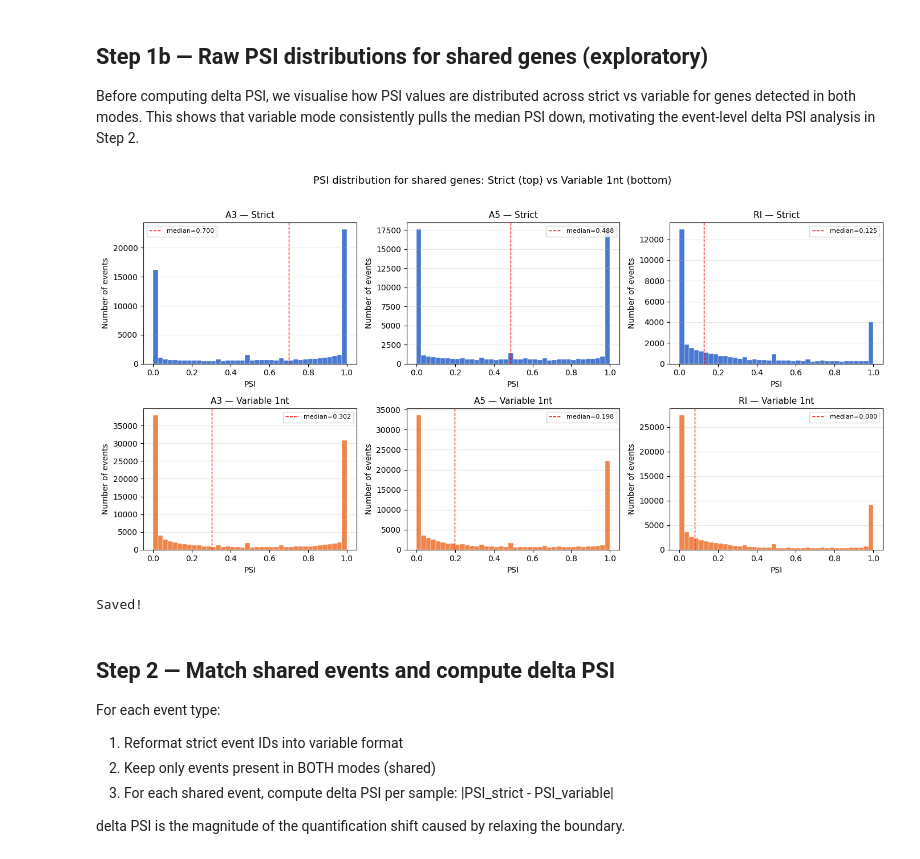
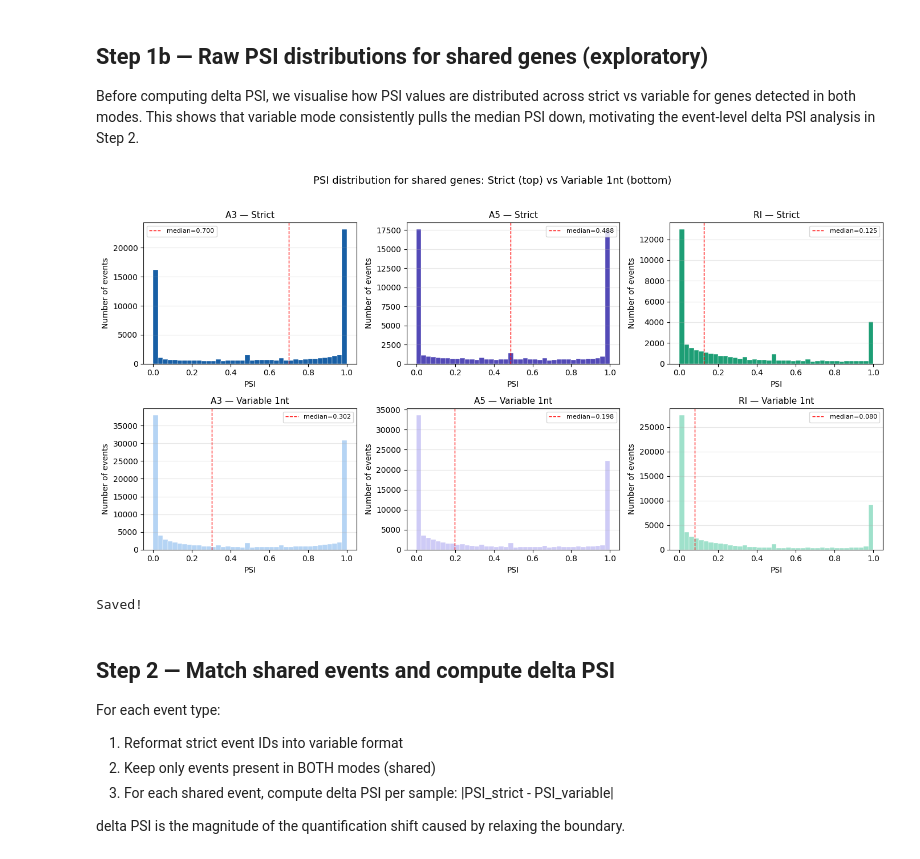
Before and after one commit to griceyrt/Internship, a Jupyter notebook: analysis/notebooks/03_psi_comparison.ipynb, the cells around one changed output. Saved outputs shown, nothing was run; the diff lists cells and outputs as text; code cells hidden in the pictures.

Commit message:
update psi raw distribution 6 plots

```diff
--- a/analysis/notebooks/03_psi_comparison.ipynb
+++ b/analysis/notebooks/03_psi_comparison.ipynb
@@ -152,6 +152,12 @@ This shows that variable mode consistently pulls the median PSI down,
 motivating the event-level delta PSI analysis in Step 2.
 # %%
 fig, axes = plt.subplots(2, 3, figsize=(14, 7))
+
+hist_colors = {
+    "A3": {"strict": "#185FA5", "var1": "#B5D4F4"},
+    "A5": {"strict": "#534AB7", "var1": "#CECBF6"},
+    "RI": {"strict": "#1D9E75", "var1": "#9FE1CB"},
+}
 
 for i, event in enumerate(EVENT_TYPES):
     strict_df = psi[("strict", event)]
@@ -176,36 +182,36 @@ for i, event in enumerate(EVENT_TYPES):
     ].values.flatten()
     var1_vals = var1_vals[~np.isnan(var1_vals)]
 
     # Top row: strict
     ax_top = axes[0, i]
-    ax_top.hist(strict_vals, bins=40, color=muted[0], edgecolor="white", linewidth=0.3)
+    ax_top.hist(strict_vals, bins=40, color=hist_colors[event]["strict"], edgecolor="white", linewidth=0.3)
     ax_top.set_title(f"{event} — Strict", fontsize=11)
     ax_top.set_ylabel("Number of events")
     ax_top.set_xlabel("PSI")
     ax_top.axvline(np.median(strict_vals), color="red", linestyle="--",
                    linewidth=1, label=f"median={np.median(strict_vals):.3f}")
     ax_top.legend(fontsize=8)
     ax_top.grid(axis="y", alpha=0.3)
 
     # Bottom row: variable
     ax_bot = axes[1, i]
-    ax_bot.hist(var1_vals, bins=40, color=muted[1], edgecolor="white", linewidth=0.3)
+    ax_bot.hist(var1_vals, bins=40, color=hist_colors[event]["var1"], edgecolor="white", linewidth=0.3)
     ax_bot.set_title(f"{event} — Variable 1nt", fontsize=11)
     ax_bot.set_ylabel("Number of events")
     ax_bot.set_xlabel("PSI")
     ax_bot.axvline(np.median(var1_vals), color="red", linestyle="--",
                    linewidth=1, label=f"median={np.median(var1_vals):.3f}")
     ax_bot.legend(fontsize=8)
     ax_bot.grid(axis="y", alpha=0.3)
 
 plt.suptitle("PSI distribution for shared genes: Strict (top) vs Variable 1nt (bottom)",
              fontsize=13, y=1.02)
 plt.tight_layout()
 plt.savefig("../../figures/plots/hist_psi_shared_genes.png", dpi=150, bbox_inches="tight")
 plt.show()
 print("Saved!")
 # %% [output]
-[figure, old version]
+[figure, new version]
 Saved!
 # %% [markdown]
 ## Step 2 — Match shared events and compute delta PSI
```
Also changed, not shown: 1 other file.
